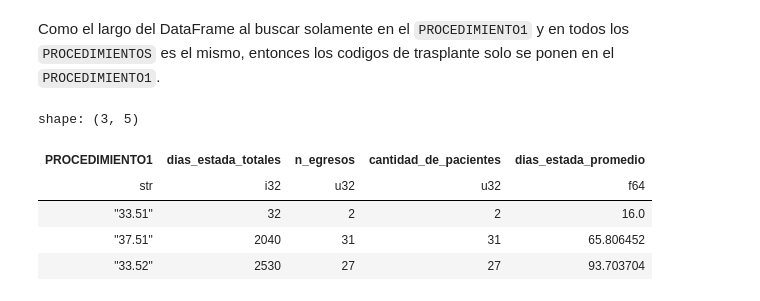
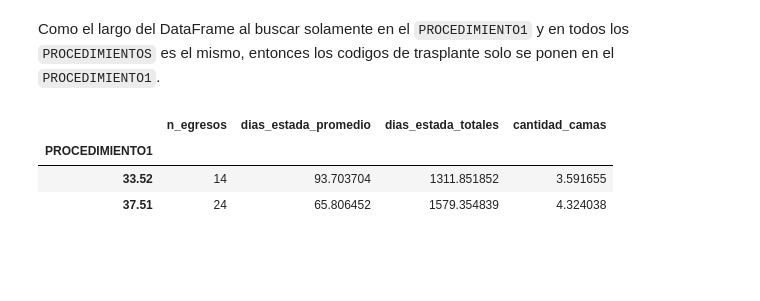
Before and after one commit to JavierRojas14/grd, a Jupyter notebook: notebooks/8.0-transplants-.ipynb, the cells around one changed output. Drawn from its saved outputs; the diff is of its cells as text; code cells hidden in the pictures; blank space fills up the shorter version.

Commit message:
Obtiene cantidad de camas para trasplante

```diff
--- a/notebooks/8.0-transplants-.ipynb
+++ b/notebooks/8.0-transplants-.ipynb
@@ -45,7 +45,7 @@ resumen_estancia_trasplantes = (
             pl.col("ESTANCIA").sum().alias("dias_estada_totales"),
             pl.len().alias("n_egresos"),
             pl.col("ESTANCIA").mean().alias("dias_estada_promedio"),
-            pl.col("CIP_ENCRIPTADO").n_unique().alias("cantidad_de_pacientes")
+            pl.col("CIP_ENCRIPTADO").n_unique().alias("cantidad_de_pacientes"),
         ]
     )
     .sort(["ANIO_EGRESO", "PROCEDIMIENTO1"])
@@ -76,21 +76,44 @@ print(trasplantes_en_todos_los_proc.shape)
 Como el largo del DataFrame al buscar solamente en el `PROCEDIMIENTO1` y en todos los ``PROCEDIMIENTOS`` es el mismo, entonces los codigos de trasplante solo se ponen en el ``PROCEDIMIENTO1``.
 # %%
 # Obtiene metricas agrupadas entre 2019 a 2022 de trasplantes
-metricas_trasplante_agrupadas = df_trasplantes.group_by("PROCEDIMIENTO1").agg(
-    pl.col("ESTANCIA").sum().alias("dias_estada_totales"),
-    pl.len().alias("n_egresos"),
-    pl.col("CIP_ENCRIPTADO").n_unique().alias("cantidad_de_pacientes"),
-).with_columns(
-    (pl.col("dias_estada_totales") / pl.col("n_egresos")).alias("dias_estada_promedio")
+metricas_trasplante_agrupadas = (
+    df_trasplantes.group_by("PROCEDIMIENTO1")
+    .agg(
+        pl.col("ESTANCIA").sum().alias("dias_estada_totales"),
+        pl.len().alias("n_egresos"),
+        pl.col("CIP_ENCRIPTADO").n_unique().alias("cantidad_de_pacientes"),
+    )
+    .with_columns(
+        (pl.col("dias_estada_totales") / pl.col("n_egresos")).alias("dias_estada_promedio")
+    )
+    .to_pandas()
+    .set_index("PROCEDIMIENTO1")[["dias_estada_promedio"]]
 )
 
 metricas_trasplante_2019 = resumen_estancia_trasplantes.query("ANIO_EGRESO == '2019'")
-# %%
-metricas_trasplante_agrupadas
-# %% [output]
-shape: (3, 5)
-| PROCEDIMIENTO1 | dias_estada_totales | n_egresos | cantidad_de_pacientes | dias_estada_promedio |
-| str | i32 | u32 | u32 | f64 |
-| "33.51" | 32 | 2 | 2 | 16.0 |
-| "37.51" | 2040 | 31 | 31 | 65.806452 |
-| "33.52" | 2530 | 27 | 27 | 93.703704 |
+# %%
+metricas_trasplante_2035 = pd.DataFrame(
+    {
+        "PROCEDIMIENTO1": metricas_trasplante_2019["PROCEDIMIENTO1"],
+        "n_egresos": metricas_trasplante_2019["n_egresos"] * 2,
+    }
+).set_index("PROCEDIMIENTO1")
+
+metricas_trasplante_2035 = metricas_trasplante_2035.merge(
+    metricas_trasplante_agrupadas, how="left", left_index=True, right_index=True
+)
+
+metricas_trasplante_2035["dias_estada_totales"] = (
+    metricas_trasplante_2035["n_egresos"] * metricas_trasplante_2035["dias_estada_promedio"]
+)
+
+metricas_trasplante_2035["cantidad_camas"] = (
+    metricas_trasplante_2035["dias_estada_totales"] / 365.25
+)
+# %%
+metricas_trasplante_2035
+# %% [output]
+|  | n_egresos | dias_estada_promedio | dias_estada_totales | cantidad_camas |
+| PROCEDIMIENTO1 |  |  |  |  |
+| 33.52 | 14 | 93.703704 | 1311.851852 | 3.591655 |
+| 37.51 | 24 | 65.806452 | 1579.354839 | 4.324038 |
```
Also changed, not shown: parts of 1 cell of this notebook.
